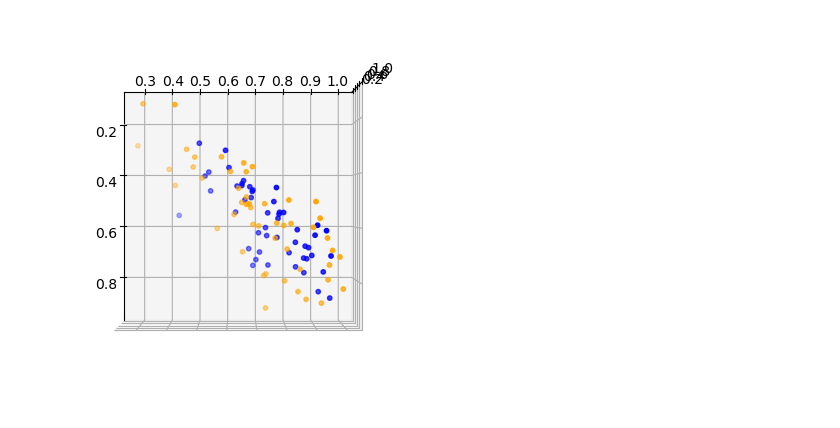
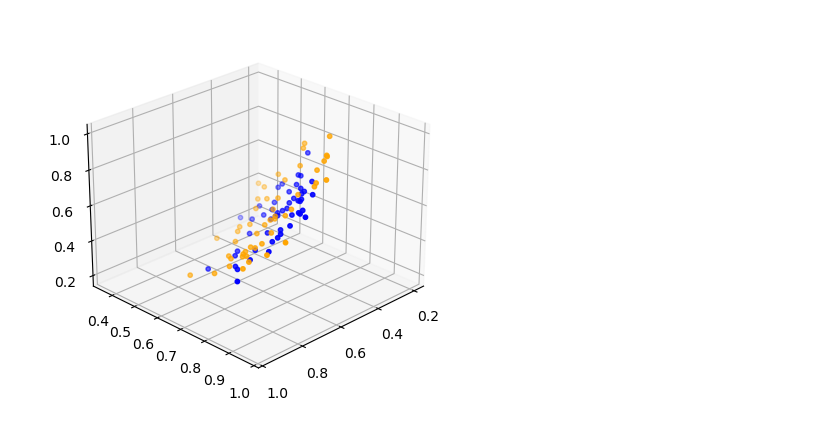
Before and after one commit to asaha1203/cx-4803, a Jupyter notebook: hw_7/hw_7_q3.ipynb, the cells around one changed output. Cells and saved outputs as stored; diff of their text form; code cells hidden in the pictures.

```diff
--- a/hw_7/hw_7_q3.ipynb
+++ b/hw_7/hw_7_q3.ipynb
@@ -90,10 +86,11 @@ plt.contour(x1,x2,Z,0)
 # %%
+#graph data points after gaussian basis transformation
 fig, ax = plt.subplots(subplot_kw={"projection": "3d"})
 ax.scatter(gbf(c0_samples,[-1,1],s,1),gbf(c0_samples,[0,0],s,1),gbf(c0_samples,[1,-1],s,1), s=10, color="orange")
 ax.scatter(gbf(c1_samples,[-1,1],s,1),gbf(c1_samples,[0,0],s,1),gbf(c1_samples,[1,-1],s,1), s=10, color="blue")
-ax.view_init(90, 0)
+ax.view_init(25, 45)
 # %% [output]
-[figure, old version]
+[figure, new version]
 # %%
 #define objective function, stack data for computation
 m = np.vstack([c0_samples, c1_samples])
```
Also changed, not shown: parts of 9 cells of this notebook.
